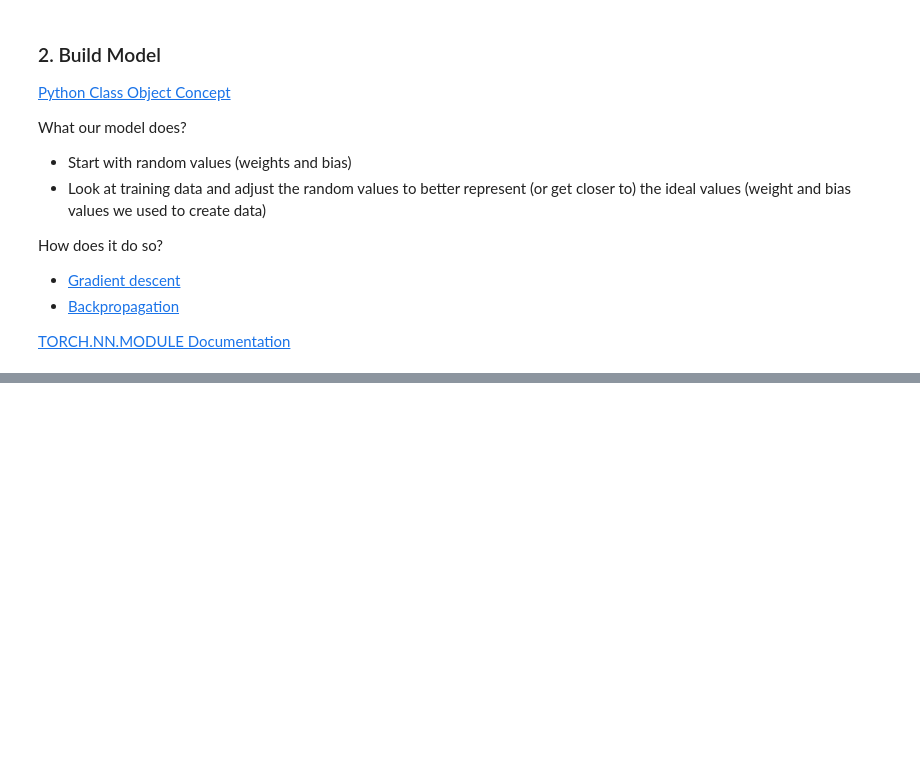
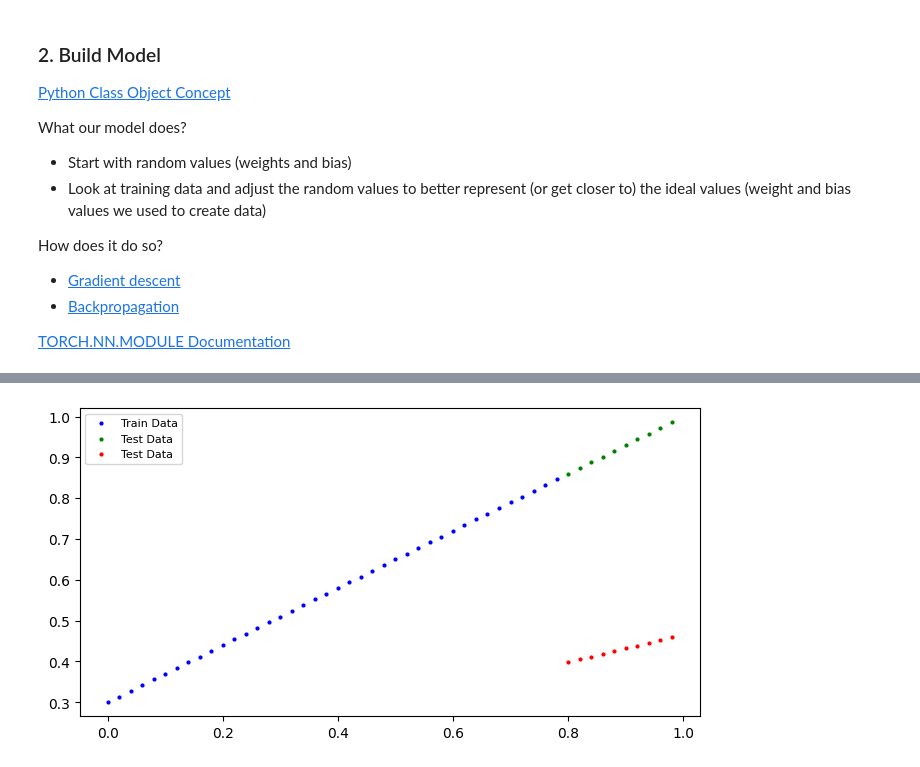
Before and after one commit to LuluW8071/Data-Science, a Jupyter notebook: Pytorch/01_Pytorch_Workflow/00_Pytorch_Workflow.ipynb, the cells around one changed output, grey strips where cells are left out. Drawn from its saved outputs; the diff is of its cells as text; code cells hidden in the pictures; blank space fills up the shorter version.

Commit message:
Create torch.inference_mode()

```diff
--- a/Pytorch/01_Pytorch_Workflow/00_Pytorch_Workflow.ipynb
+++ b/Pytorch/01_Pytorch_Workflow/00_Pytorch_Workflow.ipynb
@@ -147,9 +149,9 @@ How does it do so?
 [TORCH.NN.MODULE Documentation](https://pytorch.org/docs/stable/generated/torch.nn.Module.html)
 # %%
 # Create a linear regression model class
-class LinearRegression(nn.Module):    # nn.Module contains building blocks(subclass) of neural networks
+class LinearRegressionModel(nn.Module):    # nn.Module contains building blocks(subclass) of neural networks
   def __init__(self):
-    super()._init__()
+    super().__init__()
     self.weights = nn.Parameter(torch.randn(1,
                                            requires_grad = True,   # set parameter to be updated via gradient descent -> True
                                            dtype = torch.float))
@@ -157,9 +159,9 @@ class LinearRegression(nn.Module):    # nn.Module contains building blocks(subcl
                                          requires_grad = True,   # set parameter to be updated via gradient descent -> True
                                          dtype = torch.float))
 
-    # Forward method to define the computation in model
-    def forward(self, x:torch.Tensor) -> torch.Tensor:    # 'x' is input data
-      return self.weights * x + self.bias   # Linear regression formula
+  # Forward method to define the computation in model
+  def forward(self, x:torch.Tensor) -> torch.Tensor:    # 'x' is input data
+    return self.weights * x + self.bias   # Linear regression formula
 # %% [markdown]
 <img src='https://raw.githubusercontent.com/mrdbourke/pytorch-deep-learning/main/images/01-pytorch-linear-model-annotated.png'>
 
@@ -176,0 +184,9 @@ class LinearRegression(nn.Module):    # nn.Module contains building blocks(subcl
+# %%
+# Create a random seed
+torch.manual_seed(42)
+
+# Create an instance of the model
+model = LinearRegressionModel()
+
+# Model Parameter Listing
+list(model.parameters())
@@ -176,0 +206,6 @@ class LinearRegression(nn.Module):    # nn.Module contains building blocks(subcl
+# %%
+# Making predictions with model
+with torch.inference_mode():
+  y_preds = model(X_test)
+
+y_preds
@@ -176,0 +223,4 @@ class LinearRegression(nn.Module):    # nn.Module contains building blocks(subcl
+# %%
+plot_predict(predictions = y_preds)
+# %% [output]
+[figure, added]
```
Also changed, not shown: parts of 8 cells of this notebook.
